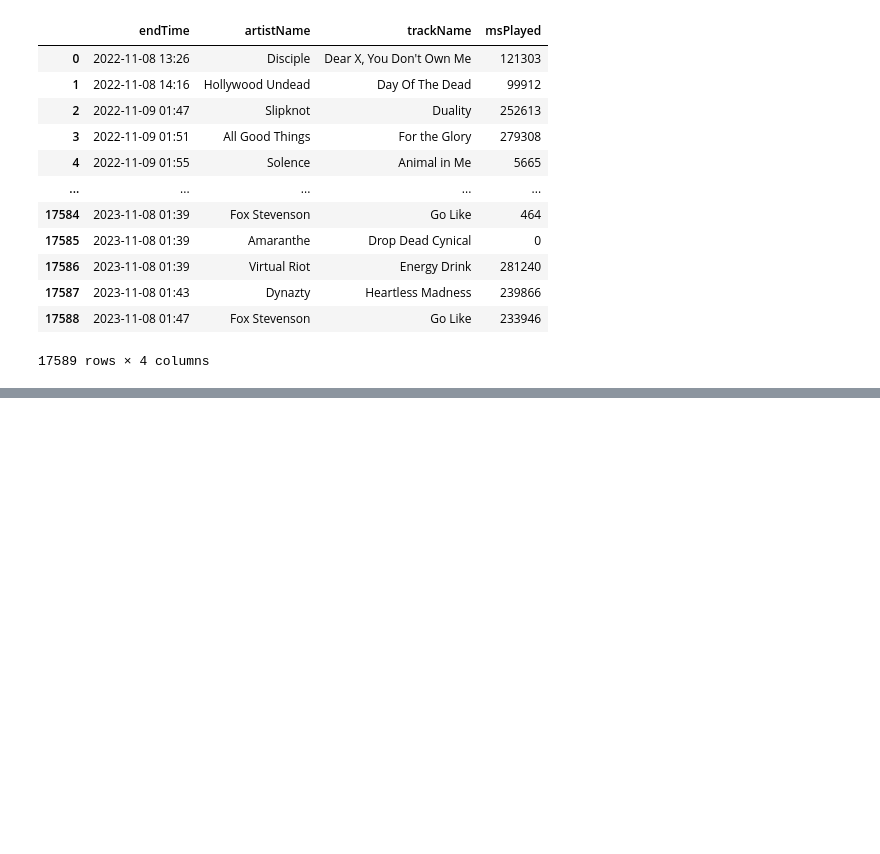
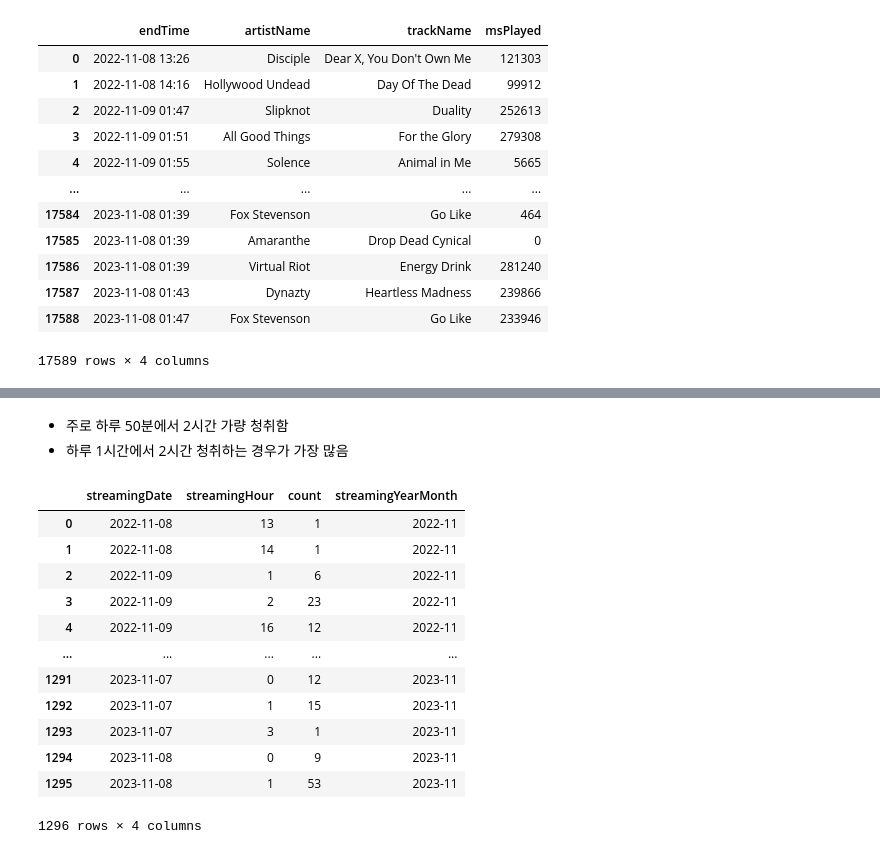
Before and after one commit to ShinHongKyu/spotify-my-history, a Jupyter notebook: my-spotify-history.ipynb, the cells around one changed output, grey strips where cells are left out. Cells and saved outputs as stored; diff of their text form; code cells hidden in the pictures; blank space fills up the shorter version.

```diff
--- a/my-spotify-history.ipynb
+++ b/my-spotify-history.ipynb
@@ -47,0 +101,25 @@ history
+# %% [markdown]
+* 주로 하루 50분에서 2시간 가량 청취함
+* 하루 1시간에서 2시간 청취하는 경우가 가장 많음
+# %%
+# 3. 일별 청취 시간대의 변화 확인
+# 일별 청취 시간대를 월별로 집계
+hour_count= history.groupby(['streamingDate', 'streamingHour'])['endTime'].count().reset_index().rename(columns= {'endTime' : 'count'})
+# 연월 컬럼 추가
+hour_count['streamingDate']= pd.to_datetime(hour_count['streamingDate'])
+hour_count['streamingYearMonth']= hour_count['streamingDate'].dt.strftime('%Y-%m')
+hour_count
+# %% [output]
+|  | streamingDate | streamingHour | count | streamingYearMonth |
+| 0 | 2022-11-08 | 13 | 1 | 2022-11 |
+| 1 | 2022-11-08 | 14 | 1 | 2022-11 |
+| 2 | 2022-11-09 | 1 | 6 | 2022-11 |
+| 3 | 2022-11-09 | 2 | 23 | 2022-11 |
+| 4 | 2022-11-09 | 16 | 12 | 2022-11 |
+| ... | ... | ... | ... | ... |
+| 1291 | 2023-11-07 | 0 | 12 | 2023-11 |
+| 1292 | 2023-11-07 | 1 | 15 | 2023-11 |
+| 1293 | 2023-11-07 | 3 | 1 | 2023-11 |
+| 1294 | 2023-11-08 | 0 | 9 | 2023-11 |
+| 1295 | 2023-11-08 | 1 | 53 | 2023-11 |
+1296 rows × 4 columns
```
Also changed, not shown: parts of 9 cells of this notebook.
